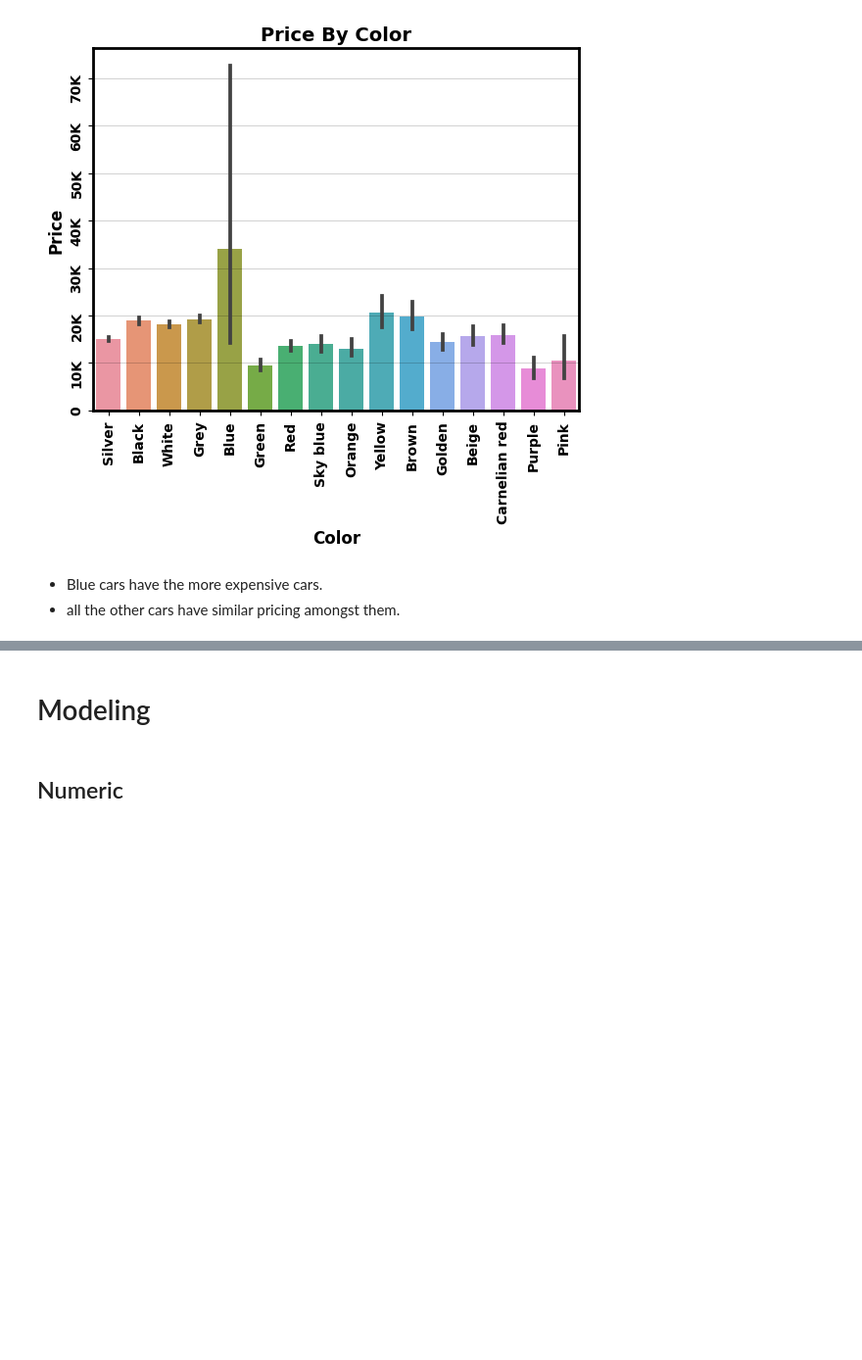
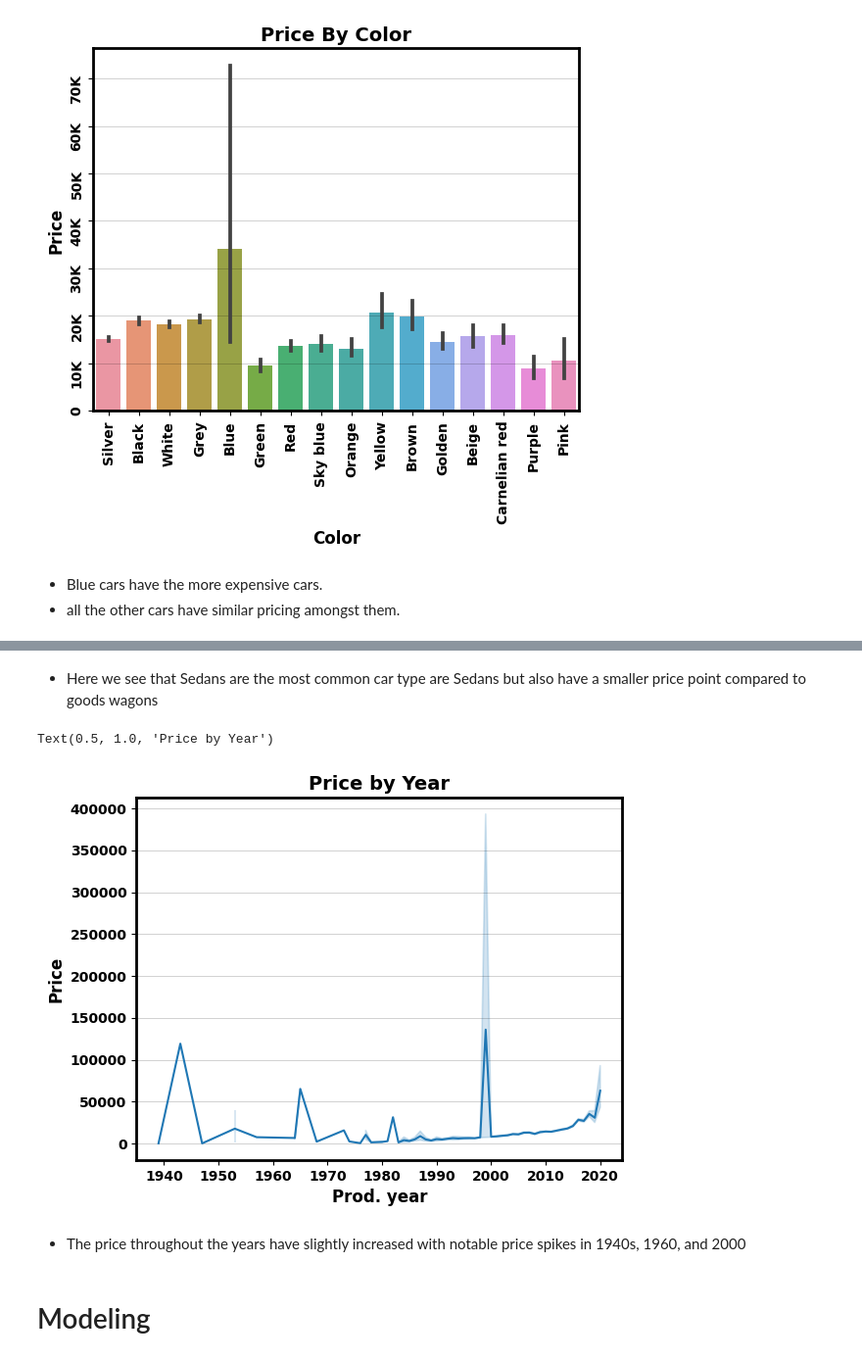
Before and after one commit to aksalas/Car-Sales, a Jupyter notebook: Car_Sales.ipynb, the cells around one changed output, grey strips where cells are left out. Shown at 98% size. Cells and saved outputs as stored; diff of their text form; code cells hidden in the pictures; blank space fills up the shorter version.

```diff
--- a/Car_Sales.ipynb
+++ b/Car_Sales.ipynb
@@ -425,7 +534,17 @@ ax.set_title('Price By Color');
+# %% [markdown]
+- Here we see that Sedans are the most common car type are Sedans but also have a smaller price point compared to goods wagons
+# %%
+ax = sns.lineplot(data=df,
+                  x='Prod. year',
+                  y='Price')
+ax.set_title('Price by Year')
+# %% [output]
+Text(0.5, 1.0, 'Price by Year')
+[figure, added]
+# %% [markdown]
+- The price throughout the years have slightly increased with notable price spikes in 1940s, 1960, and 2000
 # %% [markdown]
 # Modeling
-# %% [markdown]
-## Numeric
 # %%
 X = df.drop(columns=['Price'])
 y = df['Price']
```
Also changed, not shown: parts of 27 cells of this notebook.
